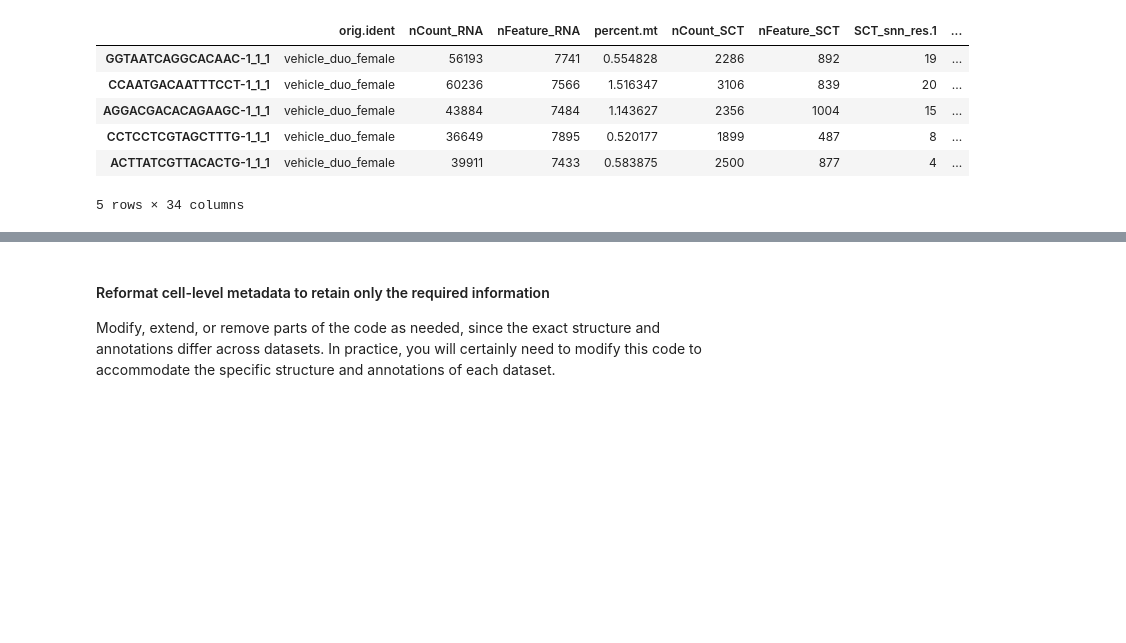
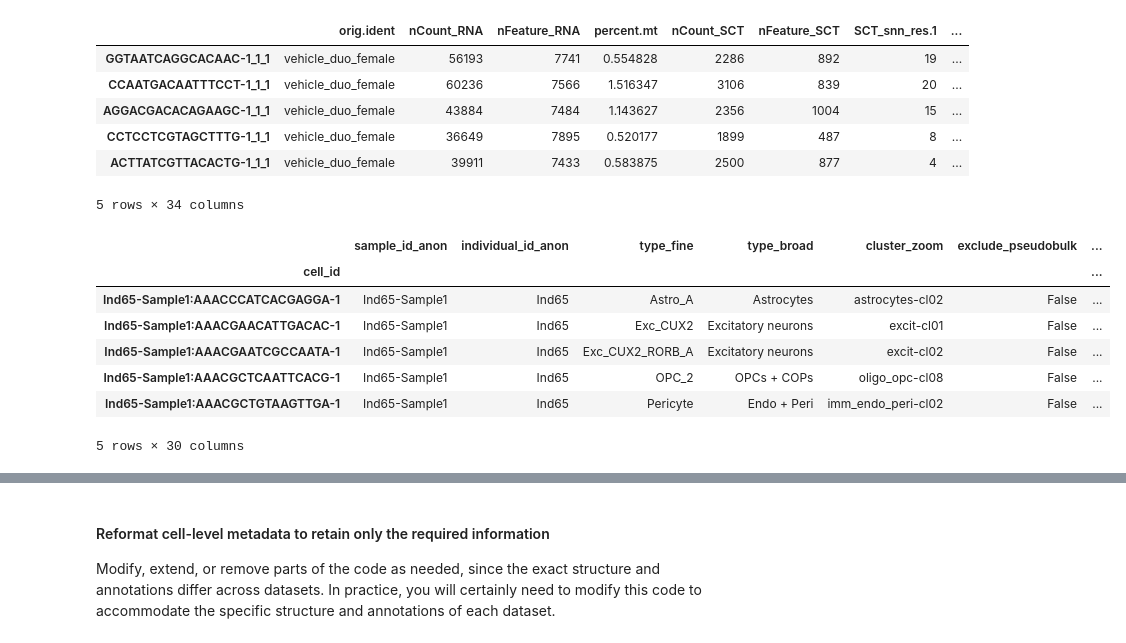
Before and after one commit to sungjune222/protocols, a Jupyter notebook: notebooks/data_prep.ipynb, the cells around one changed output, grey strips where cells are left out. Drawn from its saved outputs; the diff is of its cells as text; code cells hidden in the pictures; blank space fills up the shorter version.

```diff
--- a/notebooks/data_prep.ipynb
+++ b/notebooks/data_prep.ipynb
@@ -126,6 +131,22 @@ def load_10x_data(mtx_file: str, barcodes_file: str, features_file: str, series:
     adata.obs["batch"] = "not set"
     return adata
 
+def load_mtx(mtx_file: str, col_data_file: str, row_data_file: str, series: str) -> AnnData:
+    adata: AnnData = sc.read_mtx(mtx_file).T
+
+    obs_df = pd.read_csv(col_data_file, sep=",", index_col=2)
+    var_df = pd.read_csv(row_data_file, sep=",", index_col=0)
+    adata.obs = obs_df
+    adata.var = var_df
+
+    # Converting to csr_matrix for memory efficiency and speed
+    if not isinstance(adata.X, csr_matrix):
+        adata.X = csr_matrix(adata.X)
+
+    adata.obs["series"] = series
+    adata.obs["batch"] = "not set"
+    return adata
+
 def load_dense_text_matrix(matrix_file: str, annotation_file: str, series: str) -> AnnData:
     meta = pd.read_csv(annotation_file, sep="\t", index_col=0)
 
@@ -194,3 +217,28 @@ adata = load_10x_data(
     series = SERIES
 )
 adata.obs.head() #type: ignore
+# %%
+MTX_FILE = "ms_lesions_snRNAseq_cleaned_counts_matrix_2023-09-12.mtx.gz"
+COL_DATA_FILE = "ms_lesions_snRNAseq_col_data_2023-09-12.txt.gz"
+ROW_DATA_FILE = "ms_lesions_snRNAseq_row_data_2023-09-12.txt.gz"
+SERIES = "macnair"
+SAVE_FILE_NAME = SERIES + ".h5ad"
+
+data_location = os.path.join(raw_count_matrix_location, "macnair")
+
+adata = load_mtx(
+    os.path.join(data_location, MTX_FILE),
+    os.path.join(data_location, COL_DATA_FILE),
+    os.path.join(data_location, ROW_DATA_FILE),
+    series = SERIES
+)
+adata.obs.head() #type: ignore
+# %% [output]
+|  | sample_id_anon | individual_id_anon | type_fine | type_broad | cluster_zoom | exclude_pseudobulk | ... |
+| cell_id |  |  |  |  |  |  | ... |
+| Ind65-Sample1:AAACCCATCACGAGGA-1 | Ind65-Sample1 | Ind65 | Astro_A | Astrocytes | astrocytes-cl02 | False | ... |
+| Ind65-Sample1:AAACGAACATTGACAC-1 | Ind65-Sample1 | Ind65 | Exc_CUX2 | Excitatory neurons | excit-cl01 | False | ... |
+| Ind65-Sample1:AAACGAATCGCCAATA-1 | Ind65-Sample1 | Ind65 | Exc_CUX2_RORB_A | Excitatory neurons | excit-cl02 | False | ... |
+| Ind65-Sample1:AAACGCTCAATTCACG-1 | Ind65-Sample1 | Ind65 | OPC_2 | OPCs + COPs | oligo_opc-cl08 | False | ... |
+| Ind65-Sample1:AAACGCTGTAAGTTGA-1 | Ind65-Sample1 | Ind65 | Pericyte | Endo + Peri | imm_endo_peri-cl02 | False | ... |
+5 rows × 30 columns
```
Also changed, not shown: parts of 10 cells of this notebook, 24 other files.
